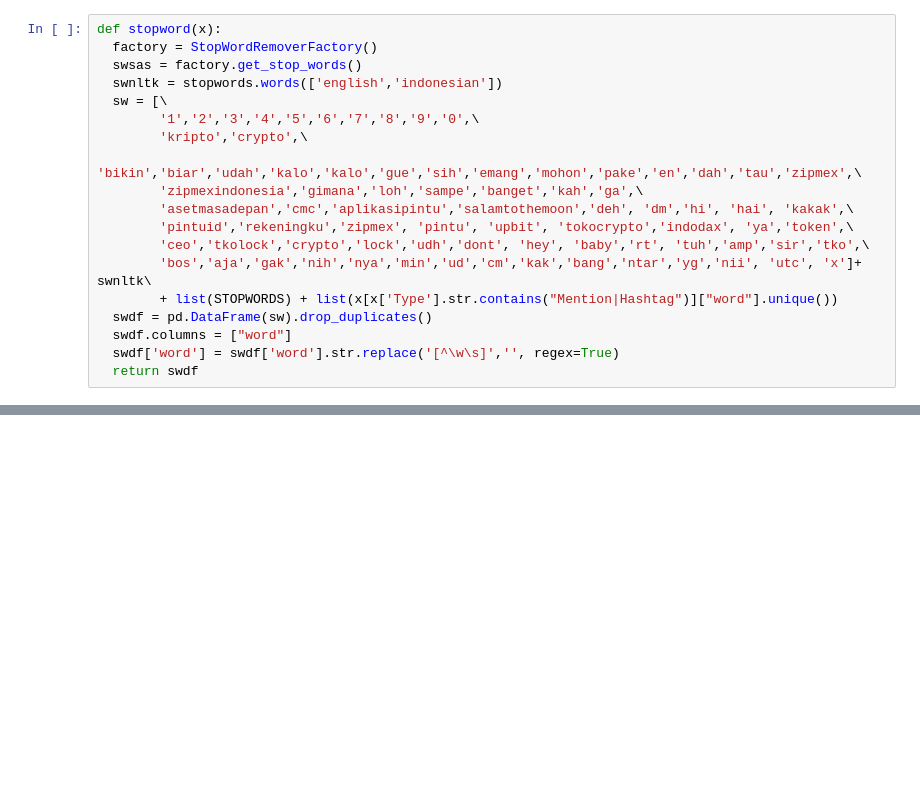
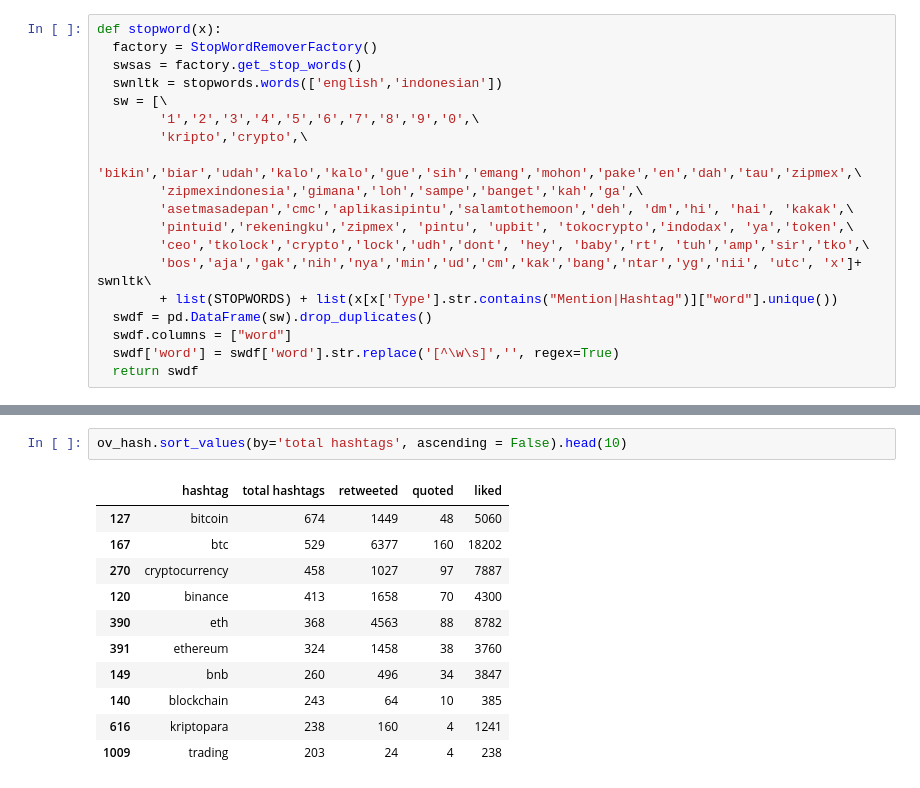
Before and after one commit to tumalanga/wordcloud, a Jupyter notebook: Scraper.ipynb, the cells around one changed output, grey strips where cells are left out. Saved outputs shown, nothing was run; the diff lists cells and outputs as text; blank space fills up the shorter version.

```diff
--- a/Scraper.ipynb
+++ b/Scraper.ipynb
@@ -146,0 +167,14 @@ ov_mention.rename(columns = {'word': 'mention', 'count_word':'total mentions',\
+# %%
+ov_hash.sort_values(by='total hashtags', ascending = False).head(10)
+# %% [output]
+|  | hashtag | total hashtags | retweeted | quoted | liked |
+| 127 | bitcoin | 674 | 1449 | 48 | 5060 |
+| 167 | btc | 529 | 6377 | 160 | 18202 |
+| 270 | cryptocurrency | 458 | 1027 | 97 | 7887 |
+| 120 | binance | 413 | 1658 | 70 | 4300 |
+| 390 | eth | 368 | 4563 | 88 | 8782 |
+| 391 | ethereum | 324 | 1458 | 38 | 3760 |
+| 149 | bnb | 260 | 496 | 34 | 3847 |
+| 140 | blockchain | 243 | 64 | 10 | 385 |
+| 616 | kriptopara | 238 | 160 | 4 | 1241 |
+| 1009 | trading | 203 | 24 | 4 | 238 |
```
Also changed, not shown: parts of 7 cells of this notebook.
